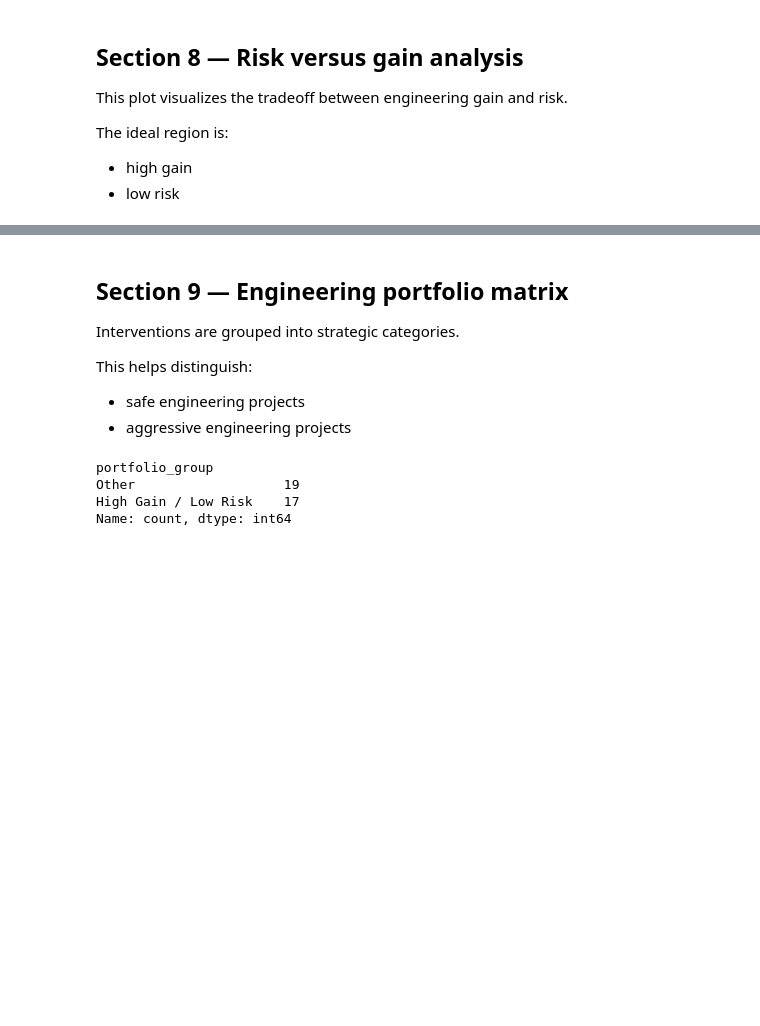
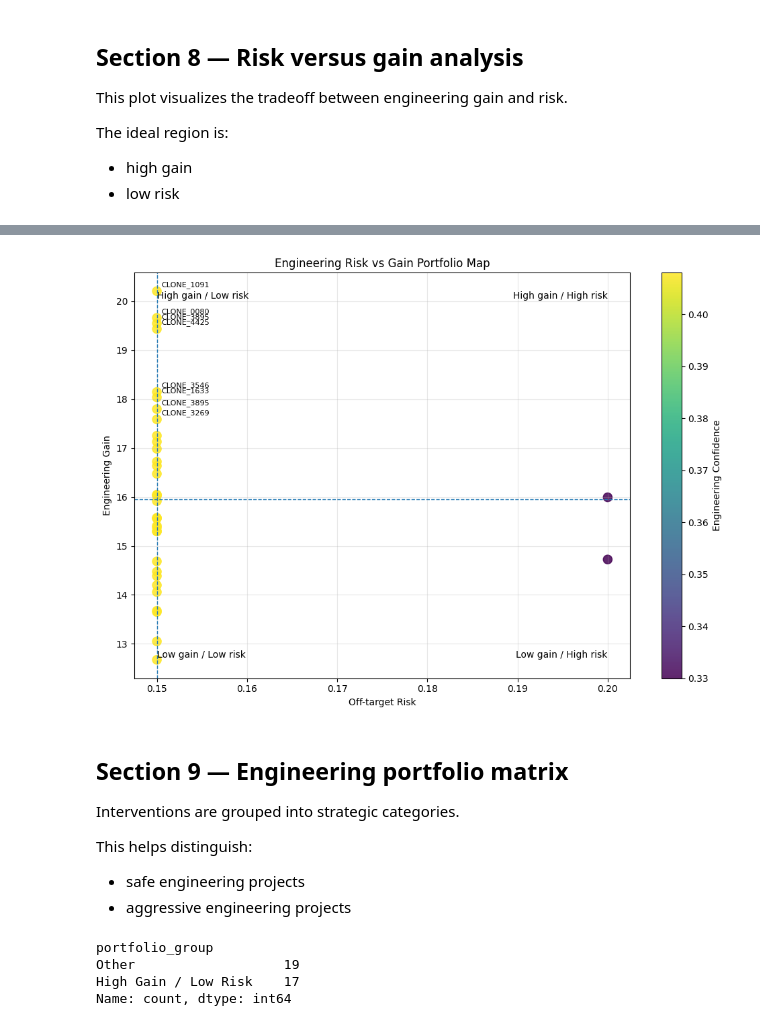
Before and after one commit to Sanghee-L/CLD_ML_PIPELINE, a Jupyter notebook: notebooks/21_Engineering_Risk_Assessment_&_CRISPR_Prioritization.ipynb, the cells around one changed output, grey strips where cells are left out. Saved outputs shown, nothing was run; the diff lists cells and outputs as text; code cells hidden in the pictures; blank space fills up the shorter version.

```diff
--- a/notebooks/21_Engineering_Risk_Assessment_&_CRISPR_Prioritization.ipynb
+++ b/notebooks/21_Engineering_Risk_Assessment_&_CRISPR_Prioritization.ipynb
@@ -346,3 +327,91 @@ plt.show()
+# %%
+plt.figure(figsize=(10, 7))
+
+scatter = plt.scatter(
+    engineering["off_target_risk"],
+    engineering["engineering_gain"],
+    c=engineering["engineering_confidence"],
+    s=90,
+    alpha=0.85,
+    cmap="viridis"
+)
+
+risk_cutoff = engineering["off_target_risk"].median()
+gain_cutoff = engineering["engineering_gain"].median()
+
+plt.axvline(
+    risk_cutoff,
+    linestyle="--",
+    linewidth=1
+)
+
+plt.axhline(
+    gain_cutoff,
+    linestyle="--",
+    linewidth=1
+)
+
+for _, row in engineering.iterrows():
+    if row["expected_net_benefit"] >= engineering["expected_net_benefit"].quantile(0.80):
+        plt.annotate(
+            row["clone_id"],
+            (
+                row["off_target_risk"],
+                row["engineering_gain"]
+            ),
+            fontsize=8,
+            xytext=(5, 5),
+            textcoords="offset points"
+        )
+
+plt.text(
+    engineering["off_target_risk"].min(),
+    engineering["engineering_gain"].max(),
+    "High gain / Low risk",
+    fontsize=10,
+    va="top"
+)
+
+plt.text(
+    engineering["off_target_risk"].max(),
+    engineering["engineering_gain"].max(),
+    "High gain / High risk",
+    fontsize=10,
+    ha="right",
+    va="top"
+)
+
+plt.text(
+    engineering["off_target_risk"].min(),
+    engineering["engineering_gain"].min(),
+    "Low gain / Low risk",
+    fontsize=10,
+    va="bottom"
+)
+
+plt.text(
+    engineering["off_target_risk"].max(),
+    engineering["engineering_gain"].min(),
+    "Low gain / High risk",
+    fontsize=10,
+    ha="right",
+    va="bottom"
+)
+
+plt.colorbar(
+    scatter,
+    label="Engineering Confidence"
+)
+
+plt.xlabel("Off-target Risk")
+plt.ylabel("Engineering Gain")
+plt.title("Engineering Risk vs Gain Portfolio Map")
+
+plt.grid(alpha=0.3)
+plt.tight_layout()
+plt.show()
+# %% [output]
+[figure, added]
 # %% [markdown]
 ## Section 9 — Engineering portfolio matrix
 
```
Also changed, not shown: parts of 1 cell of this notebook, 17 other files.
